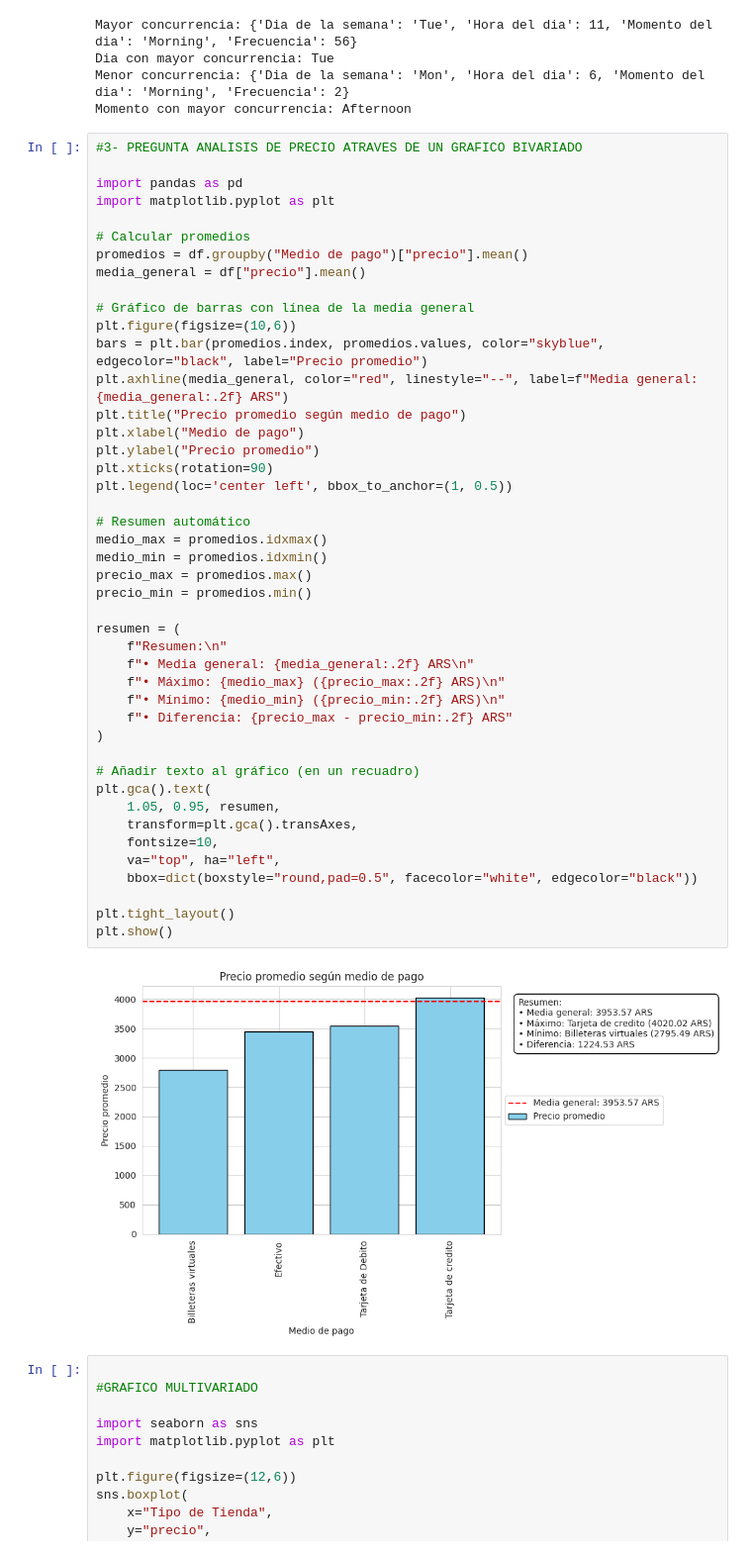
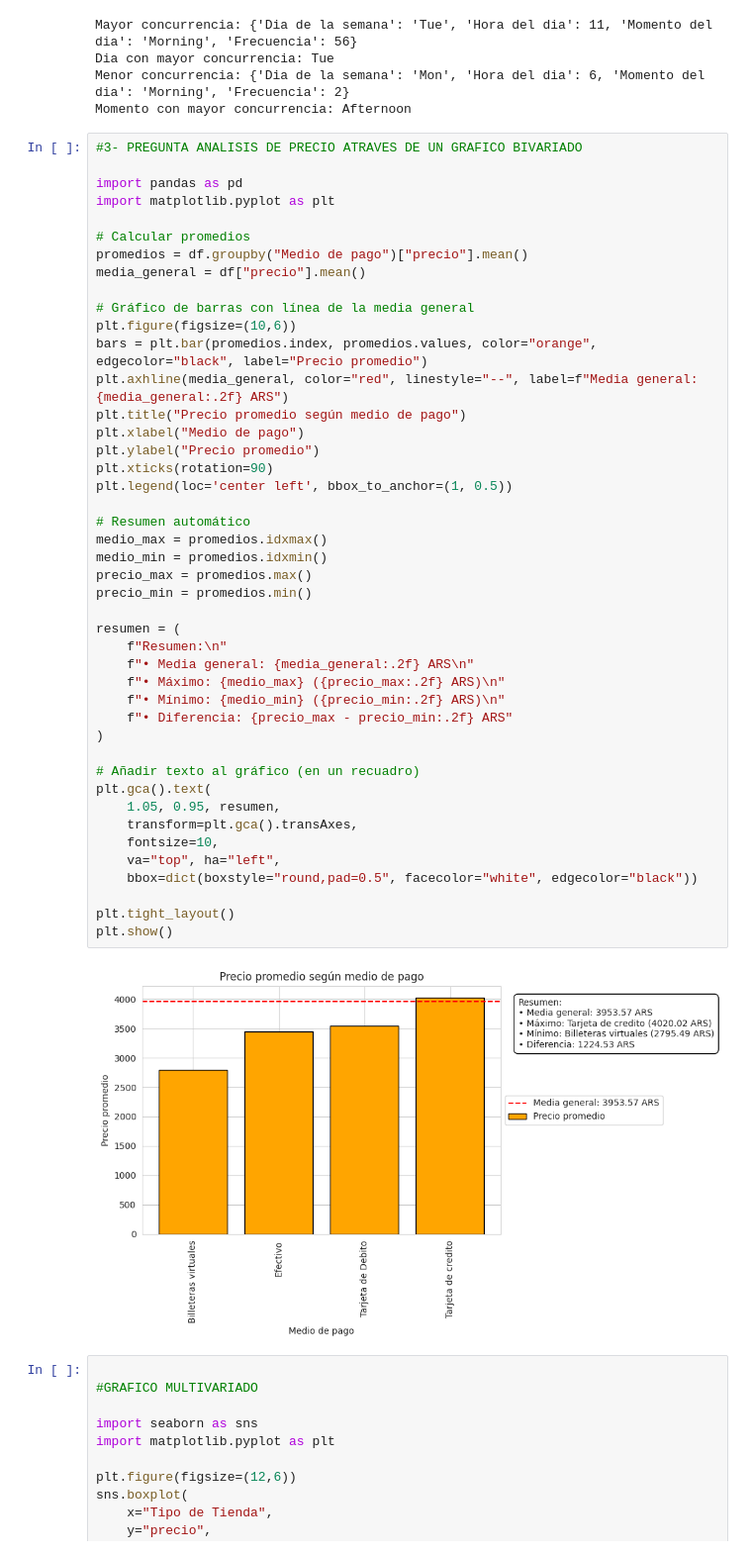
Before and after one commit to estemartinez87-cell/ProyectoConsumodeCafeI-MartinezEstela, a Jupyter notebook: Analisis_del_consumo_del_cafe.ipynb, the cells around one changed output. Shown at 99% size. Drawn from its saved outputs; the diff is of its cells as text.

```diff
--- a/Analisis_del_consumo_del_cafe.ipynb
+++ b/Analisis_del_consumo_del_cafe.ipynb
@@ -366,40 +371,40 @@ media_general = df["precio"].mean()
 
 # Gráfico de barras con línea de la media general
 plt.figure(figsize=(10,6))
-bars = plt.bar(promedios.index, promedios.values, color="skyblue", edgecolor="black", label="Precio promedio")
+bars = plt.bar(promedios.index, promedios.values, color="orange", edgecolor="black", label="Precio promedio")
 plt.axhline(media_general, color="red", linestyle="--", label=f"Media general: {media_general:.2f} ARS")
 plt.title("Precio promedio según medio de pago")
 plt.xlabel("Medio de pago")
 plt.ylabel("Precio promedio")
 plt.xticks(rotation=90)
 plt.legend(loc='center left', bbox_to_anchor=(1, 0.5))
 
 # Resumen automático
 medio_max = promedios.idxmax()
 medio_min = promedios.idxmin()
 precio_max = promedios.max()
 precio_min = promedios.min()
 
 resumen = (
     f"Resumen:\n"
     f"• Media general: {media_general:.2f} ARS\n"
     f"• Máximo: {medio_max} ({precio_max:.2f} ARS)\n"
     f"• Mínimo: {medio_min} ({precio_min:.2f} ARS)\n"
     f"• Diferencia: {precio_max - precio_min:.2f} ARS"
 )
 
 # Añadir texto al gráfico (en un recuadro)
 plt.gca().text(
     1.05, 0.95, resumen,
     transform=plt.gca().transAxes,
     fontsize=10,
     va="top", ha="left",
     bbox=dict(boxstyle="round,pad=0.5", facecolor="white", edgecolor="black"))
 
 plt.tight_layout()
 plt.show()
 # %% [output]
-[figure, old version]
+[figure, new version]
 # %%
 
 #GRAFICO MULTIVARIADO
```
Also changed, not shown: parts of 19 cells of this notebook.
